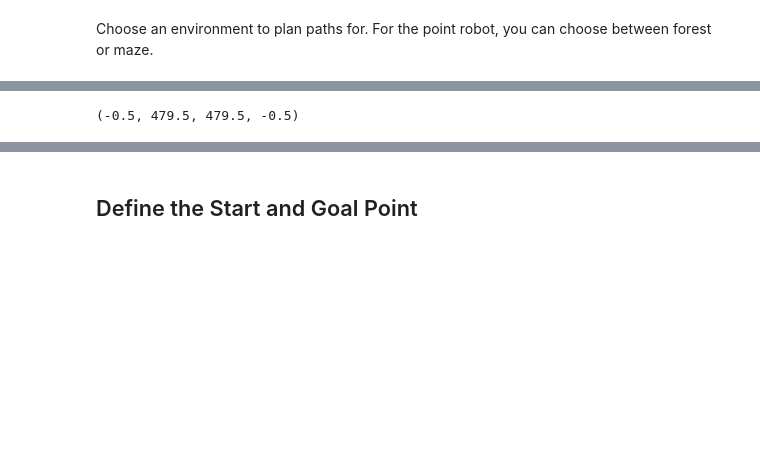
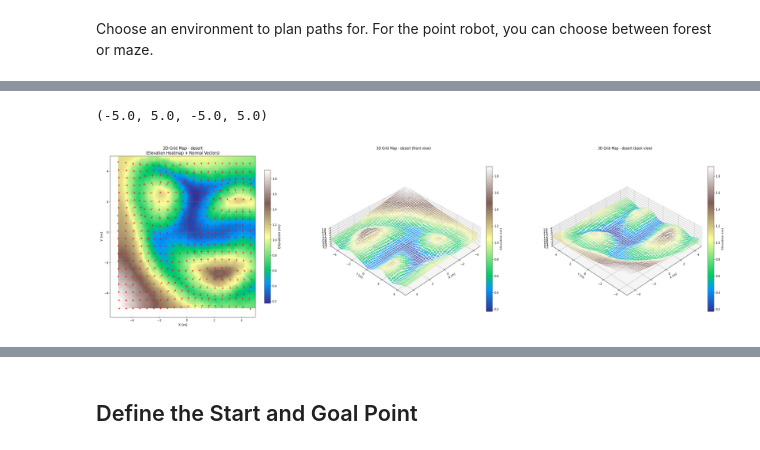
Before and after one commit to YeRongfeng/MPT, a Jupyter notebook: VisualizeTrajectories.ipynb, the cells around one changed output, grey strips where cells are left out. Cells and saved outputs as stored; diff of their text form; code cells hidden in the pictures; blank space fills up the shorter version.

```diff
--- a/VisualizeTrajectories.ipynb
+++ b/VisualizeTrajectories.ipynb
@@ -54,12 +55,27 @@ _ = transformer.eval()
 Choose an environment to plan paths for. For the  point robot, you can choose between forest or maze.
 # %%
 # Plot the patches
-envType = 'forest' # 'maze4'
-env_num = 300
-envFolder = f'data/{envType}/val/env{env_num:06d}'
-MazeMap = io.imread(osp.join(envFolder, f'map_{env_num}.png'), as_gray=True)
+envType = 'desert'
+envFolder = osp.join('data/test_training/val', envType)
 
-fig, ax = plt.subplots(figsize=(9, 9))
-ax.imshow(MazeMap, cmap='gray')
-ax.axis('off')
+x = np.linspace(-5, 5, 100)
+y = np.linspace(-5, 5, 100)
+fig, ax = plt.subplots(1, 3, figsize=(36, 12))
+# plt.subplots_adjust(wspace=0.3)  # 增加子图间的水平间距
+bounds = [-5, 5, -5, 5]  # 设置图片的边界
+
+image_path = osp.join(envFolder, f'map_2d_heatmap.png')
+image = plt.imread(image_path)
+ax[0].imshow(image, extent=bounds)
+ax[0].axis('off')  # 关闭坐标轴
+
+image_path = osp.join(envFolder, f'map_3d_front.png')
+image = plt.imread(image_path)
+ax[1].imshow(image, extent=bounds)
+ax[1].axis('off')  # 关闭坐标轴
+
+image_path = osp.join(envFolder, f'map_3d_back.png')
+image = plt.imread(image_path)
+ax[2].imshow(image, extent=bounds)
+ax[2].axis('off')  # 关闭坐标轴
 # %% [output]
@@ -68 +82,2 @@ ax.axis('off')
-(-0.5, 479.5, 479.5, -0.5)
+(-5.0, 5.0, -5.0, 5.0)
+[figure, added]
```
Also changed, not shown: parts of 11 cells of this notebook, 12 other files.
